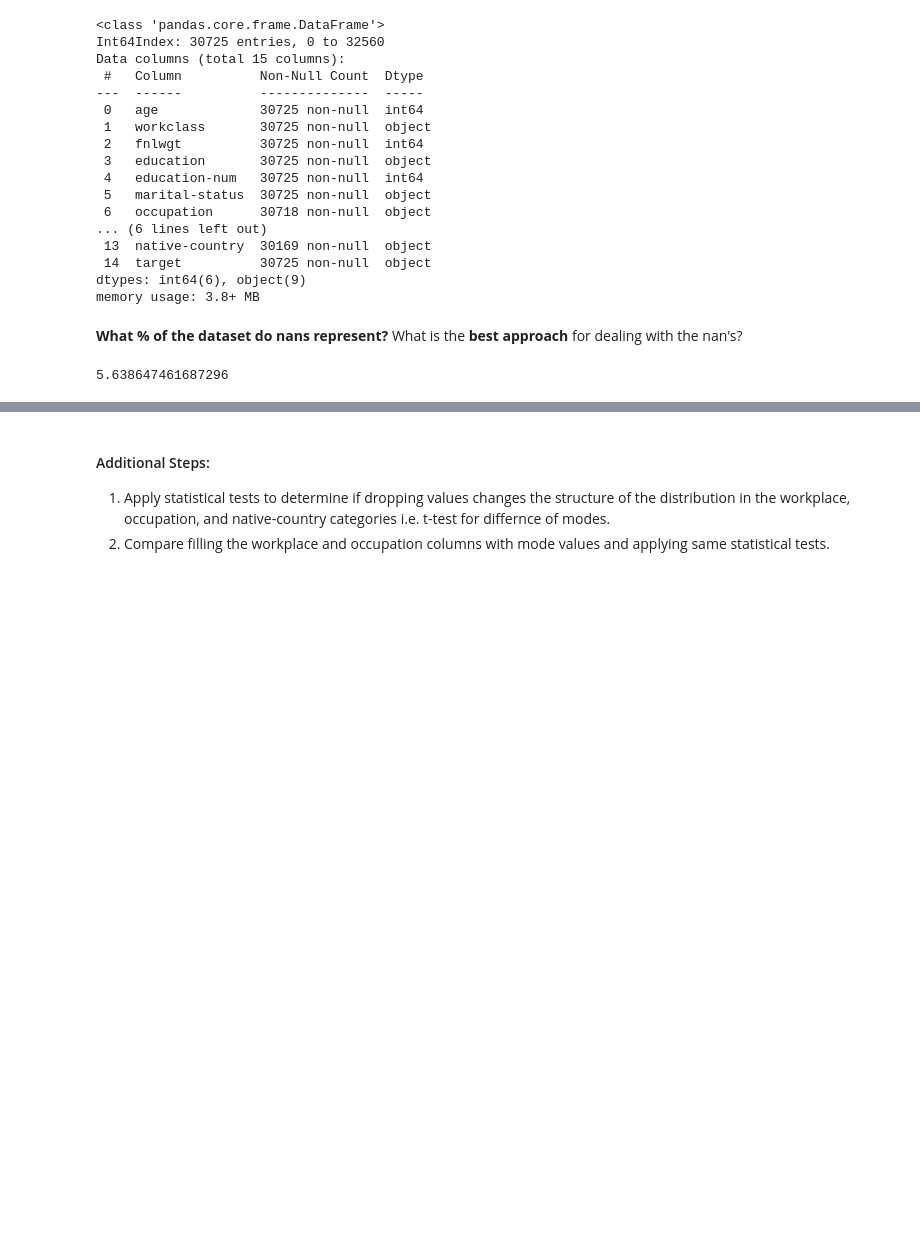
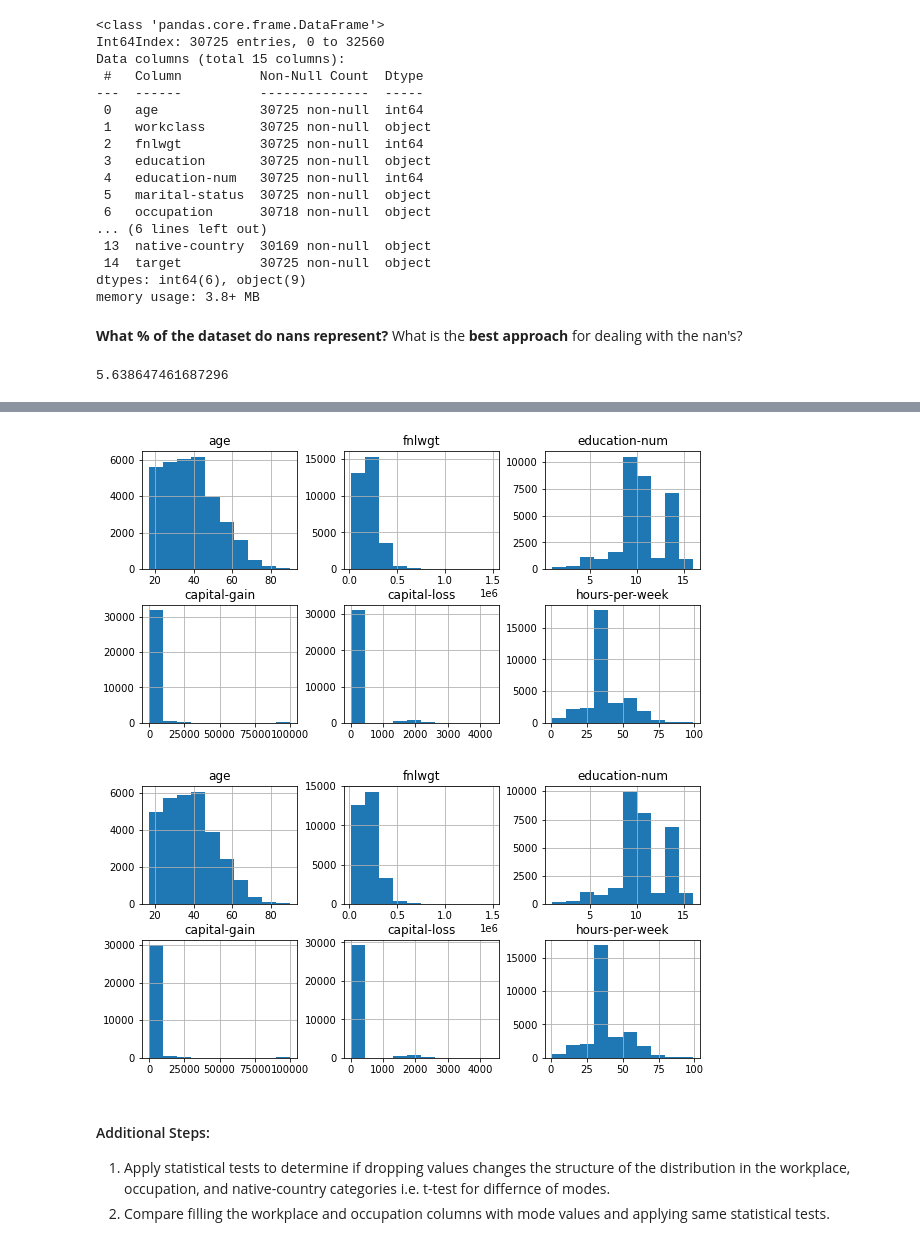
Before and after one commit to martinezpl/Strive, a Jupyter notebook: M3/d8_svm/03_HARD_adult-data-investigation.ipynb, the cells around one changed output, grey strips where cells are left out. Cells and saved outputs as stored; diff of their text form; code cells hidden in the pictures; blank space fills up the shorter version.

```diff
--- a/M3/d8_svm/03_HARD_adult-data-investigation.ipynb
+++ b/M3/d8_svm/03_HARD_adult-data-investigation.ipynb
@@ -85,7 +82,7 @@ df = df.replace(' ?', np.nan)
 Before deciding **how to deal with the missing values want to know how they influence the data**. For example, if workclass and occupation for example both have missing values (in the same tuple) it would be reasonable to drop the data.
 # %%
 #code
-df_clean = df.dropna(thresh=2, subset=['workclass', 'occupation', 'hours-per-week'])
+df_clean = df.dropna(thresh=2, subset=['workclass', 'occupation', 'native-country'])
 df_clean.info()
 # %% [output]
 <class 'pandas.core.frame.DataFrame'>
@@ -121,3 +112,11 @@ memory usage: 3.8+ MB
+# %%
+#plot the numerical columns
+df.hist(layout=(2,3), figsize=(10, 5))
+df_clean.hist(layout=(2,3), figsize=(10, 5))
+plt.show()
+# %% [output]
+[figure, added]
+[figure, added]
 # %% [markdown]
 #### Additional Steps:
 1. Apply statistical tests to determine if dropping values changes the structure of the distribution in the workplace, occupation, and native-country categories i.e. t-test for differnce of modes.
```
Also changed, not shown: parts of 18 cells of this notebook.
